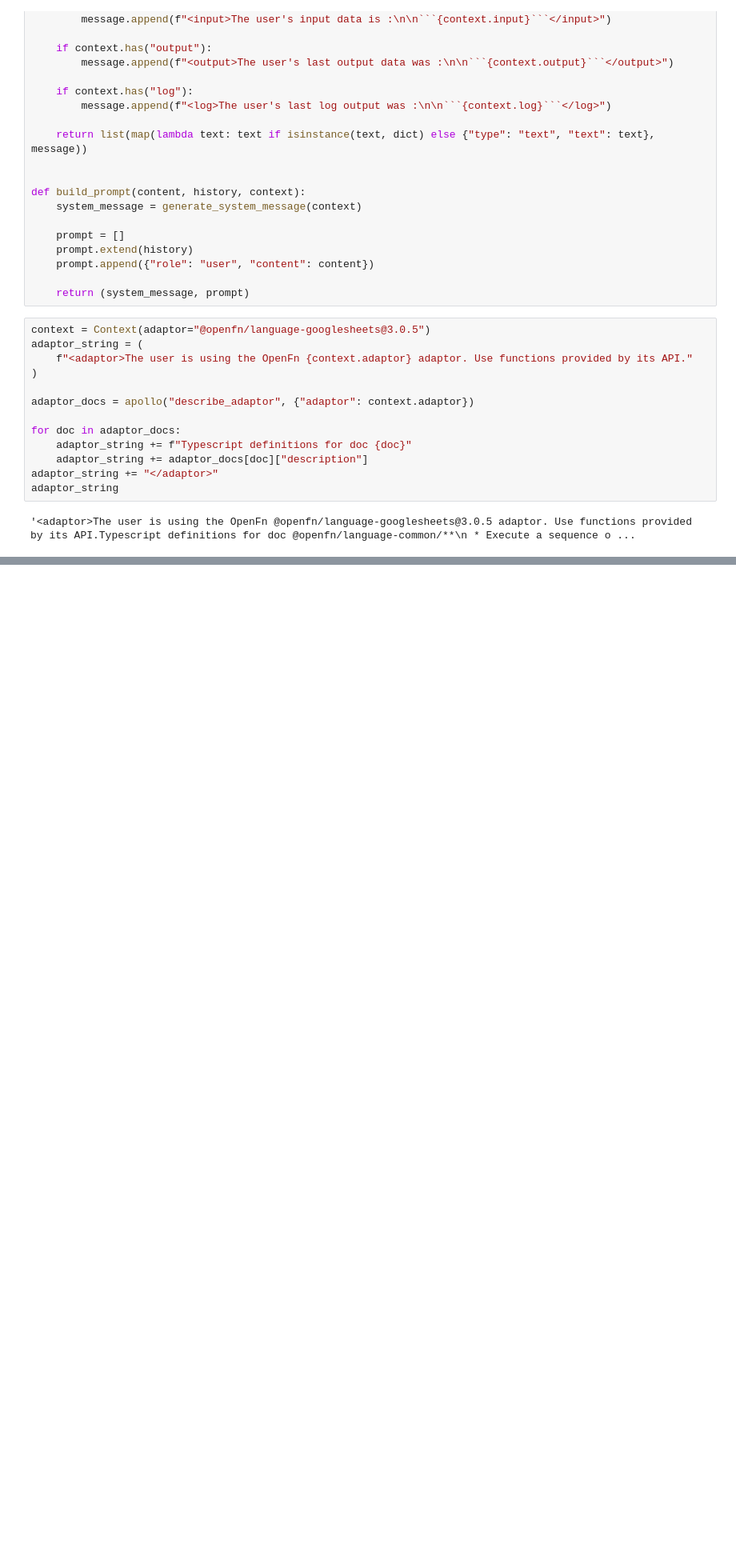
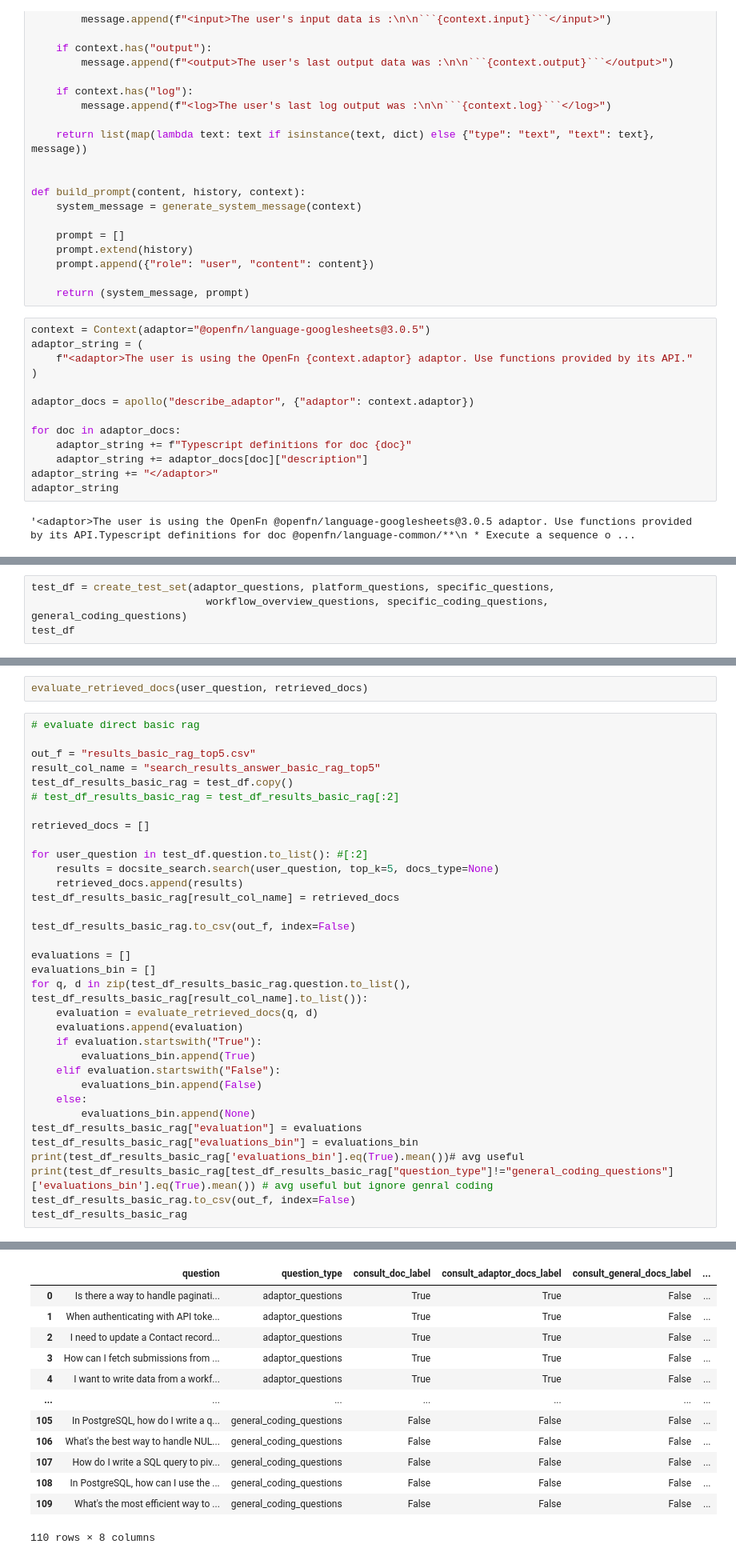
Before and after one commit to OpenFn/apollo, a Jupyter notebook: services/search_docsite/search_docsite.ipynb, the cells around one changed output, grey strips where cells are left out. Shown at 80% size. Saved outputs shown, nothing was run; the diff lists cells and outputs as text; blank space fills up the shorter version.

```diff
--- a/services/search_docsite/search_docsite.ipynb
+++ b/services/search_docsite/search_docsite.ipynb
@@ -929,0 +941,4 @@ How do I use OpenFn to implement a bulk data import process, breaking the data i
+# %%
+test_df = create_test_set(adaptor_questions, platform_questions, specific_questions,
+                            workflow_overview_questions, specific_coding_questions, general_coding_questions)
+test_df
@@ -929,0 +1042,37 @@ How do I use OpenFn to implement a bulk data import process, breaking the data i
+# %%
+evaluate_retrieved_docs(user_question, retrieved_docs)
+# %%
+# evaluate direct basic rag
+
+out_f = "results_basic_rag_top5.csv"
+result_col_name = "search_results_answer_basic_rag_top5"
+test_df_results_basic_rag = test_df.copy()
+# test_df_results_basic_rag = test_df_results_basic_rag[:2]
+
+retrieved_docs = []
+
+for user_question in test_df.question.to_list(): #[:2]
+    results = docsite_search.search(user_question, top_k=5, docs_type=None)
+    retrieved_docs.append(results)
+test_df_results_basic_rag[result_col_name] = retrieved_docs
+
+test_df_results_basic_rag.to_csv(out_f, index=False)
+
+evaluations = []
+evaluations_bin = []
+for q, d in zip(test_df_results_basic_rag.question.to_list(), test_df_results_basic_rag[result_col_name].to_list()):
+    evaluation = evaluate_retrieved_docs(q, d)
+    evaluations.append(evaluation)
+    if evaluation.startswith("True"):
+        evaluations_bin.append(True)
+    elif evaluation.startswith("False"):
+        evaluations_bin.append(False)
+    else:
+        evaluations_bin.append(None)
+test_df_results_basic_rag["evaluation"] = evaluations
+test_df_results_basic_rag["evaluations_bin"] = evaluations_bin
+print(test_df_results_basic_rag['evaluations_bin'].eq(True).mean())# avg useful
+print(test_df_results_basic_rag[test_df_results_basic_rag["question_type"]!="general_coding_questions"]['evaluations_bin'].eq(True).mean()) # avg useful but ignore genral coding
+test_df_results_basic_rag.to_csv(out_f, index=False)
+test_df_results_basic_rag
+# %% [output]
@@ -929,0 +1096,13 @@ How do I use OpenFn to implement a bulk data import process, breaking the data i
+|  | question | question_type | consult_doc_label | consult_adaptor_docs_label | consult_general_docs_label | ... |
+| 0 | Is there a way to handle paginati... | adaptor_questions | True | True | False | ... |
+| 1 | When authenticating with API toke... | adaptor_questions | True | True | False | ... |
+| 2 | I need to update a Contact record... | adaptor_questions | True | True | False | ... |
+| 3 | How can I fetch submissions from ... | adaptor_questions | True | True | False | ... |
+| 4 | I want to write data from a workf... | adaptor_questions | True | True | False | ... |
+| ... | ... | ... | ... | ... | ... | ... |
+| 105 | In PostgreSQL, how do I write a q... | general_coding_questions | False | False | False | ... |
+| 106 | What's the best way to handle NUL... | general_coding_questions | False | False | False | ... |
+| 107 | How do I write a SQL query to piv... | general_coding_questions | False | False | False | ... |
+| 108 | In PostgreSQL, how can I use the ... | general_coding_questions | False | False | False | ... |
+| 109 | What's the most efficient way to ... | general_coding_questions | False | False | False | ... |
+110 rows × 8 columns
```
Also changed, not shown: parts of 26 cells of this notebook.
